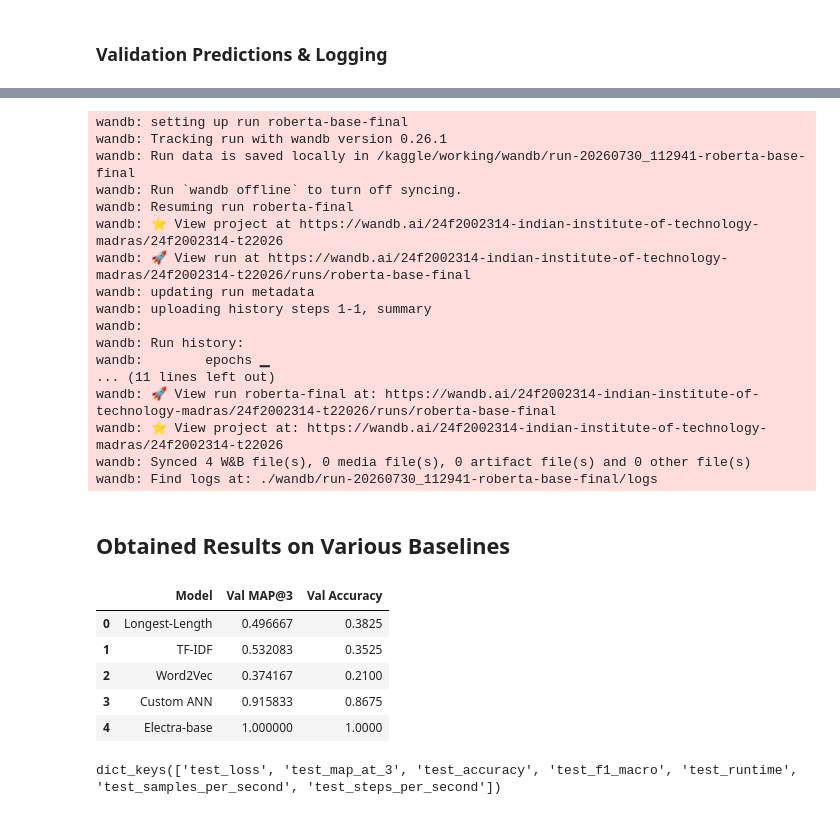
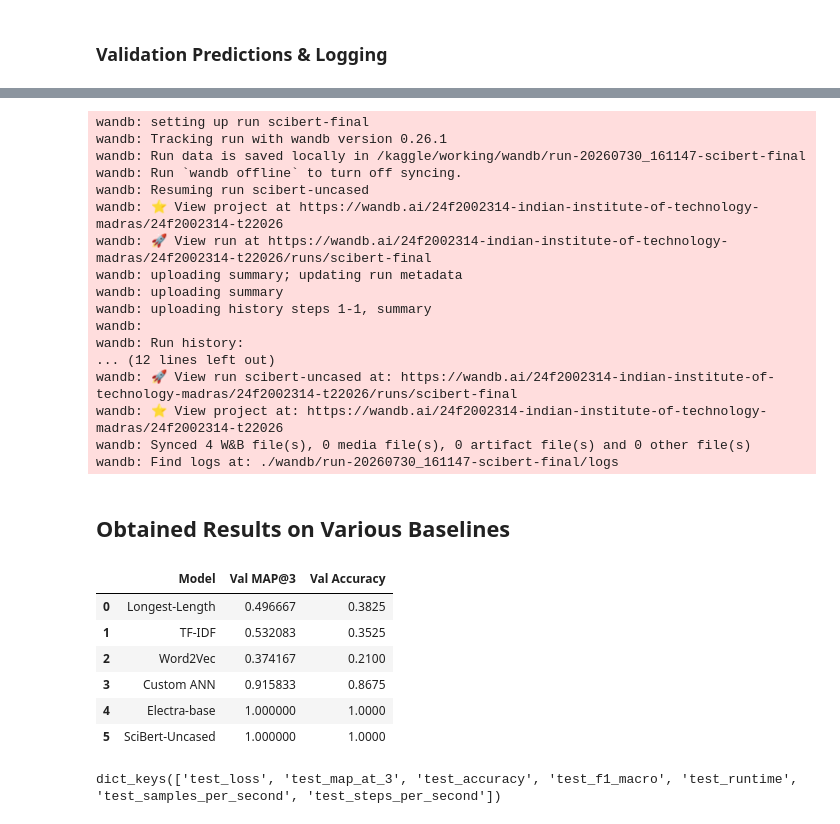
Before and after one commit to chay123-crypto/mcq-solver-transformers, a Jupyter notebook: DL-24f2002314-notebook-t22026.ipynb, the cells around one changed output, grey strips where cells are left out. Saved outputs shown, nothing was run; the diff lists cells and outputs as text; code cells hidden in the pictures.

Commit message:
Kaggle Notebook | DL-24f2002314-notebook-t22026 | Version 96

```diff
--- a/DL-24f2002314-notebook-t22026.ipynb
+++ b/DL-24f2002314-notebook-t22026.ipynb
@@ -720,8 +720,8 @@ model_name1='google/electra-base-discriminator'
 tokeniser1=AutoTokenizer.from_pretrained(model_name1)
 model1=AutoModelForMultipleChoice.from_pretrained(model_name1,ignore_mismatched_sizes=True)
 
-model_name2='roberta-base'
-tokeniser2=AutoTokenizer.from_pretrained(model_name2)
+model_name2='allenai/scibert_scivocab_uncased'
+tokeniser2=AutoTokenizer.from_pretrained(model_name2,use_fast=False)
 model2=AutoModelForMultipleChoice.from_pretrained(model_name2,ignore_mismatched_sizes=True)
 
 def preprocessing(data,tokeniser):
@@ -815,7 +813,10 @@ TrainOutput(global_step=600, training_loss=1.2928895960624018, metrics={'train_r
 # %% [markdown]
 ### Training Loop
 # %%
-train_args2=TrainingArguments(output_dir="./roberta-base-mcq",learning_rate=3e-5,eval_strategy="epoch",gradient_checkpointing=False,save_strategy="epoch",num_train_epochs=5,warmup_steps=500,remove_unused_columns=False,max_grad_norm=1.0,
+processed_train2.set_format(type="torch",columns=["input_ids","attention_mask","label"])
+processed_val2.set_format(type="torch",columns=["input_ids","attention_mask","label"])
+
+train_args2=TrainingArguments(output_dir="./scibert-uncased-mcq",learning_rate=4e-5,eval_strategy="epoch",gradient_checkpointing=False,save_strategy="epoch",num_train_epochs=7,warmup_steps=500,remove_unused_columns=False,max_grad_norm=0.6,
                              fp16=False,weight_decay=0.01,logging_steps=10,metric_for_best_model="map_at_3",per_device_train_batch_size=8,per_device_eval_batch_size=8,load_best_model_at_end=True)
 
 trainer2=Trainer(model=model2,args=train_args2,train_dataset=processed_train2,eval_dataset=processed_val2,compute_metrics=compute_metrics)
@@ -872,9 +875,9 @@ wandb: Find logs at: ./wandb/run-20260730_112939-electra-base-final/logs
 # %%
 if wandb_mode==True:
-    wandb.init(project="24f2002314-t22026",name="roberta-final",id="roberta-base-final",resume="allow")
+    wandb.init(project="24f2002314-t22026",name="scibert-uncased",id="scibert-final",resume="allow")
     wandb.log({
         "metrics":val_results2.metrics,
-        "MODEL":"ROBERTA-BASE",
+        "MODEL":"SCIBERT-UNCASED",
         "epochs":5,
         "learning_rate":3e-5,
         "warm-up":500,
@@ -882,41 +885,42 @@ if wandb_mode==True:
          })
     wandb.finish()
 # %% [output]
-wandb: setting up run roberta-base-final
+wandb: setting up run scibert-final
 wandb: Tracking run with wandb version 0.26.1
-wandb: Run data is saved locally in /kaggle/working/wandb/run-20260730_112941-roberta-base-final
+wandb: Run data is saved locally in /kaggle/working/wandb/run-20260730_161147-scibert-final
 wandb: Run `wandb offline` to turn off syncing.
-wandb: Resuming run roberta-final
+wandb: Resuming run scibert-uncased
 wandb: ⭐️ View project at https://wandb.ai/24f2002314-indian-institute-of-technology-madras/24f2002314-t22026
-wandb: 🚀 View run at https://wandb.ai/24f2002314-indian-institute-of-technology-madras/24f2002314-t22026/runs/roberta-base-final
-wandb: updating run metadata
+wandb: 🚀 View run at https://wandb.ai/24f2002314-indian-institute-of-technology-madras/24f2002314-t22026/runs/scibert-final
+wandb: uploading summary; updating run metadata
+wandb: uploading summary
 wandb: uploading history steps 1-1, summary
 wandb:
 wandb: Run history:
-wandb:        epochs ▁
-... (11 lines left out)
-wandb: 🚀 View run roberta-final at: https://wandb.ai/24f2002314-indian-institute-of-technology-madras/24f2002314-t22026/runs/roberta-base-final
+... (12 lines left out)
+wandb: 🚀 View run scibert-uncased at: https://wandb.ai/24f2002314-indian-institute-of-technology-madras/24f2002314-t22026/runs/scibert-final
 wandb: ⭐️ View project at: https://wandb.ai/24f2002314-indian-institute-of-technology-madras/24f2002314-t22026
 wandb: Synced 4 W&B file(s), 0 media file(s), 0 artifact file(s) and 0 other file(s)
-wandb: Find logs at: ./wandb/run-20260730_112941-roberta-base-final/logs
+wandb: Find logs at: ./wandb/run-20260730_161147-scibert-final/logs
 # %% [markdown]
 ## Obtained Results on Various Baselines
 # %%
-comparison = pd.DataFrame({
-    'Model': ['Longest-Length', 'TF-IDF', 'Word2Vec', 'Custom ANN', 'Electra-base'],
+comparison=pd.DataFrame({
+    'Model': ['Longest-Length', 'TF-IDF', 'Word2Vec', 'Custom ANN', 'Electra-base','SciBert-Uncased'],
     'Val MAP@3': [length_val_map3, tfidf_val_map3, w2v_val_map3, best_val_map3,
-                  val_results1.metrics['test_map_at_3']],
+                  val_results1.metrics['test_map_at_3'],val_results2.metrics['test_map_at_3']],
     'Val Accuracy': [len_val_acc, tfidf_val_acc, w2v_val_acc,accuracy_ann,
-                     val_results1.metrics['test_accuracy']]
+                     val_results1.metrics['test_accuracy'],val_results2.metrics['test_map_at_3']]
 })
 comparison
 # %% [output]
 |  | Model | Val MAP@3 | Val Accuracy |
 | 0 | Longest-Length | 0.496667 | 0.3825 |
 | 1 | TF-IDF | 0.532083 | 0.3525 |
 | 2 | Word2Vec | 0.374167 | 0.2100 |
 | 3 | Custom ANN | 0.915833 | 0.8675 |
 | 4 | Electra-base | 1.000000 | 1.0000 |
+| 5 | SciBert-Uncased | 1.000000 | 1.0000 |
 # %%
 print(val_results1.metrics.keys())
 # %% [output]
```
Also changed, not shown: parts of 13 cells of this notebook.
